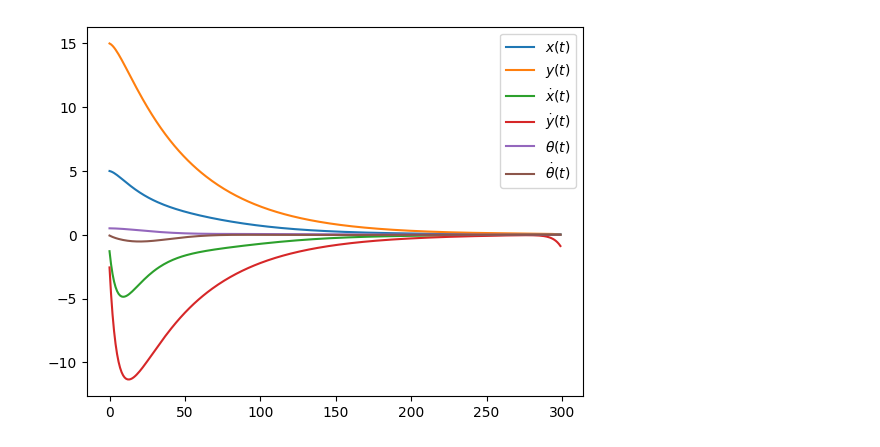
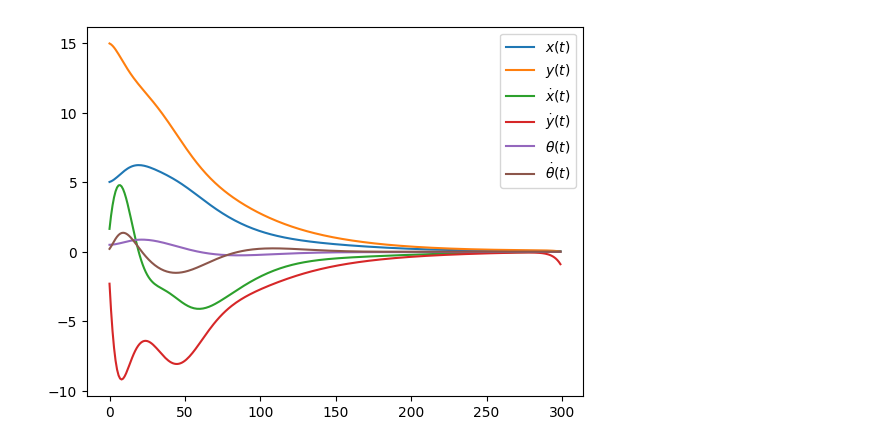
Before and after one commit to TianyuQ/psel_jax, a Jupyter notebook: examples/ilqr_example.ipynb, the cells around one changed output. Saved outputs shown, nothing was run; the diff lists cells and outputs as text; code cells hidden in the pictures.

```diff
--- a/examples/ilqr_example.ipynb
+++ b/examples/ilqr_example.ipynb
@@ -21,7 +21,7 @@ class RocketLandingILQR(iLQR):
         g = 9.81
         dx = vx
         dy = vy
-        dvx = (T / m) * jnp.sin(theta)
+        dvx = -(T / m) * jnp.sin(theta)
         dvy = (T / m) * jnp.cos(theta) - g
         dtheta = omega
         domega = tau / I
@@ -49,7 +49,7 @@ def line_search(x0, u_traj, v_traj, step_sizes):
     return step_sizes[jnp.argmin(costs)]
 
 
-x0 = jnp.array([5.0, 15.0, 0.0, 0.0, 0.5, 0.0])
+x0 = jnp.array([5.0, 15.0, 0.5, 0.0, 0.5, 0.1])
 tsteps = 300
 tlist = jnp.arange(tsteps)
 u_traj = jnp.zeros((tsteps, 2))
@@ -57,7 +57,7 @@ x_traj = rocket_ilqr.dyn_scan(x0, u_traj)
 
 num_iters = 100
 step_sizes = jnp.power(10.0, jnp.linspace(-3.0, -1.0, 30))
-for iter in range(num_iters):
+for iter in range(num_iters+1):
     A_traj, B_traj = rocket_ilqr.linearize_dyn(x0, u_traj)
     a_traj, b_traj = rocket_ilqr.linearize_loss(x0, u_traj)
     v_traj = rocket_ilqr.solve(A_traj, B_traj, a_traj, b_traj)
@@ -66,7 +66,7 @@ for iter in range(num_iters):
     if iter % 10 == 0:
         x_traj = rocket_ilqr.dyn_scan(x0, u_traj)
         loss = loss_func(x_traj, u_traj)
-        print(f'iter[{iter:2d}] - loss: {loss:.4f}, step_size: {step_size:.4f}')
+        print(f'iter[{iter:3d}] - loss: {loss:9.4f} | step_size: {step_size:.4f}')
 
 opt_x_traj = rocket_ilqr.dyn_scan(x0, u_traj)
 plt.plot(opt_x_traj[:,0], label=r'$x(t)$')
@@ -92,4 +93,4 @@ iter[90] - loss: 46.4246, step_size: 0.0010
-[figure, old version]
+[figure, new version]
 # %%
 import numpy as np
 import matplotlib.pyplot as plt
```
Also changed, not shown: parts of 2 cells of this notebook.
